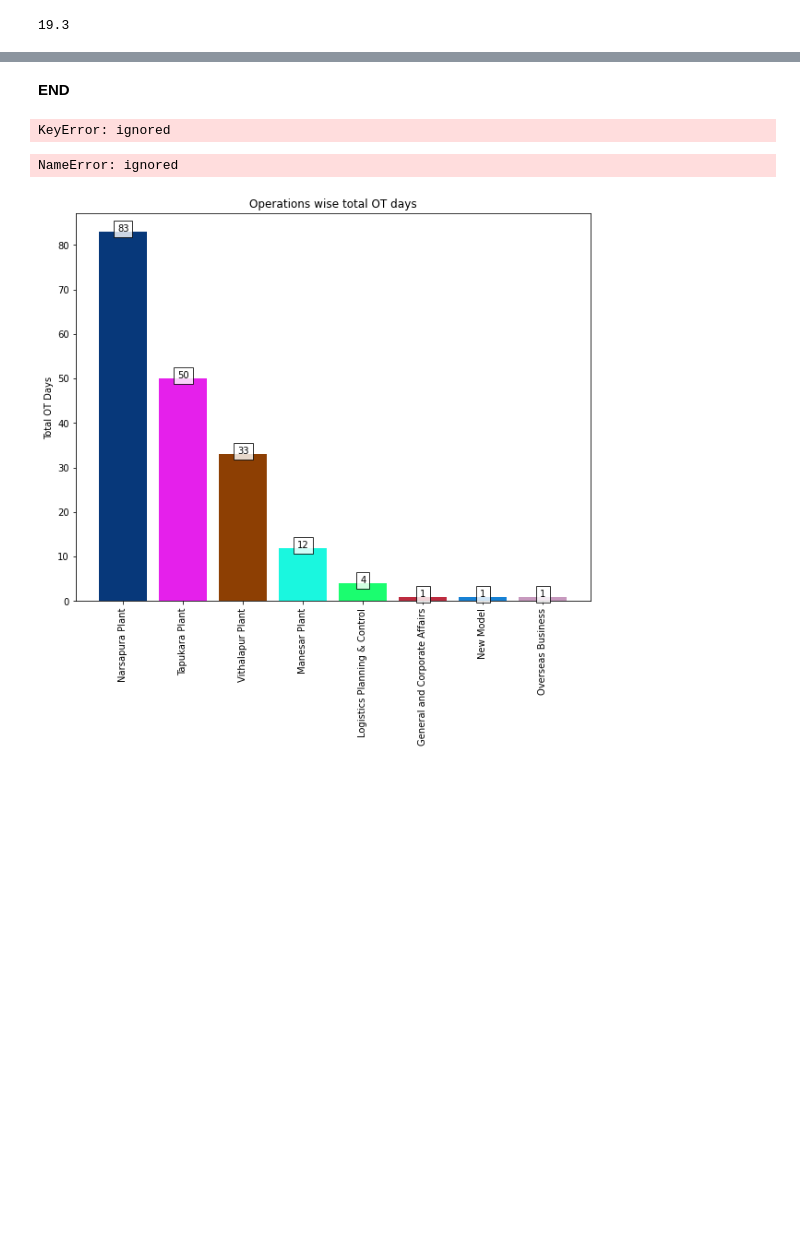
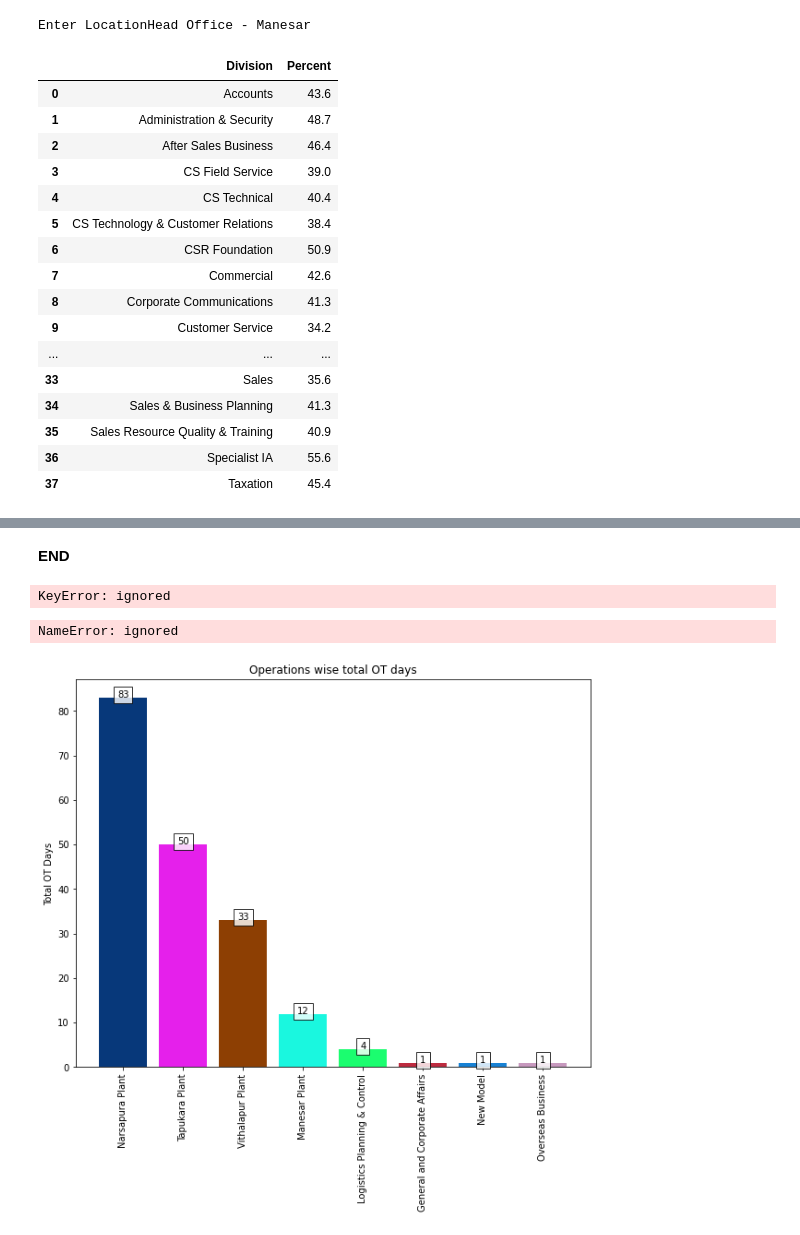
Before and after one commit to kartikeyahl/MS_analysis, a Jupyter notebook: WFOlatest.ipynb, the cells around one changed output, grey strips where cells are left out. Saved outputs shown, nothing was run; the diff lists cells and outputs as text; code cells hidden in the pictures; blank space fills up the shorter version.

```diff
--- a/WFOlatest.ipynb
+++ b/WFOlatest.ipynb
@@ -99,6 +102,64 @@ result_wfo_des_manpower=result_wfo_des_manpower.set_index('Designation').T.to_di
 result_wfo_dept = result_wfo.groupby('Department',as_index=False).sum()
 result_wfo_dept_manpower = dataset2.groupby(['Department']).size().reset_index(name='dept Manpower')
 result_wfo_dept_manpower=result_wfo_dept_manpower.set_index('Department').T.to_dict('list')
+# %%
+result_wfo_div_loc = result_wfo.groupby(['Location','Division'],as_index=False).sum()
+result_wfo_div_loc_manpower = dataset2.groupby(['Location','Division']).size().reset_index(name='div Manpower')
+# result_wfo_div_loc_manpower=result_wfo_div_loc_manpower.set_index(['Location','Division']).T.to_dict('list')
+
+def div_loc(x):
+  global result_wfo_div_loc_x
+  global result_wfo_div_loc_manpower_x
+  result_wfo_div_loc_x = result_wfo_div_loc.loc[result_wfo_div_loc['Location'] == x]
+  result_wfo_div_loc_manpower_x = result_wfo_div_loc_manpower.loc[result_wfo_div_loc_manpower['Location'] == x]
+  result_wfo_div_loc_manpower_x = result_wfo_div_loc_manpower_x.set_index('Division').T.to_dict('list')
+  global dict_loc_div
+  for i,j in result_wfo_div_loc_manpower_x.items():
+    dict_loc_div[i]=j[1]
+
+def switch(x):
+  if x == 'EBQ HO - Manesar':
+    div_loc('EBQ HO - Manesar')
+  elif x=='Head Office - Manesar':
+    div_loc('Head Office - Manesar')
+switch(input('Enter Location'))
+
+l1 = [i for i in range(len(result_wfo_div_loc_x)) if result_wfo_div_loc_x.iloc[i]['Division']=='NaN' or result_wfo_div_loc_x.iloc[i]['Division']=='nan']
+result_wfo_div_loc_x.drop(l1,axis=0,inplace=True)
+result_wfo_div_loc_x.reset_index(inplace=True)
+
+percent_wfo_div_loc=[]
+for i in range(len(result_wfo_div_loc_x)):
+  if result_wfo_div_loc_x.iloc[i]['Division']!='NaN':
+    x=(result_wfo_div_loc_x.iloc[i]['counts']/(result_wfo_div_loc_manpower_x[result_wfo_div_loc_x.iloc[i]['Division']][1]*daydiff))*100
+    percent_wfo_div_loc.append(x)
+
+percent_wfo_div_loc2 = [round(i,1) for i in percent_wfo_div_loc]
+
+result_wfo_div_loc_final_x = pd.DataFrame(percent_wfo_div_loc2, columns=['Percent'])
+result_wfo_division_loc =  pd.concat([result_wfo_div_loc_x['Division'],result_wfo_div_loc_final_x['Percent']], axis=1)
+# %% [output]
+Enter LocationHead Office - Manesar
+# %%
+result_wfo_division
+# %% [output]
+|  | Division | Percent |
+| 0 | Accounts | 43.6 |
+| 1 | Administration & Security | 48.7 |
+| 2 | After Sales Business | 46.4 |
+| 3 | CS Field Service | 39.0 |
+| 4 | CS Technical | 40.4 |
+| 5 | CS Technology & Customer Relations | 38.4 |
+| 6 | CSR Foundation | 50.9 |
+| 7 | Commercial | 42.6 |
+| 8 | Corporate Communications | 41.3 |
+| 9 | Customer Service | 34.2 |
+| ... | ... | ... |
+| 33 | Sales | 35.6 |
+| 34 | Sales & Business Planning | 41.3 |
+| 35 | Sales Resource Quality & Training | 40.9 |
+| 36 | Specialist IA | 55.6 |
+| 37 | Taxation | 45.4 |
 # %%
 l1 = [i for i in range(len(result_wfo_opr)) if result_wfo_opr.iloc[i]['Operation']=='NaN' or result_wfo_opr.iloc[i]['Operation']=='nan']
 result_wfo_opr.drop(l1,axis=0,inplace=True)
@@ -315,4 +372,0 @@ result_wfo_operation['Percent']=result_wfo_operation['Percent'].replace(to_repla
-# %%
-result_wfo_operation.iloc[0]['Percent']
-# %% [output]
-19.3
```
Also changed, not shown: parts of 10 cells of this notebook.
